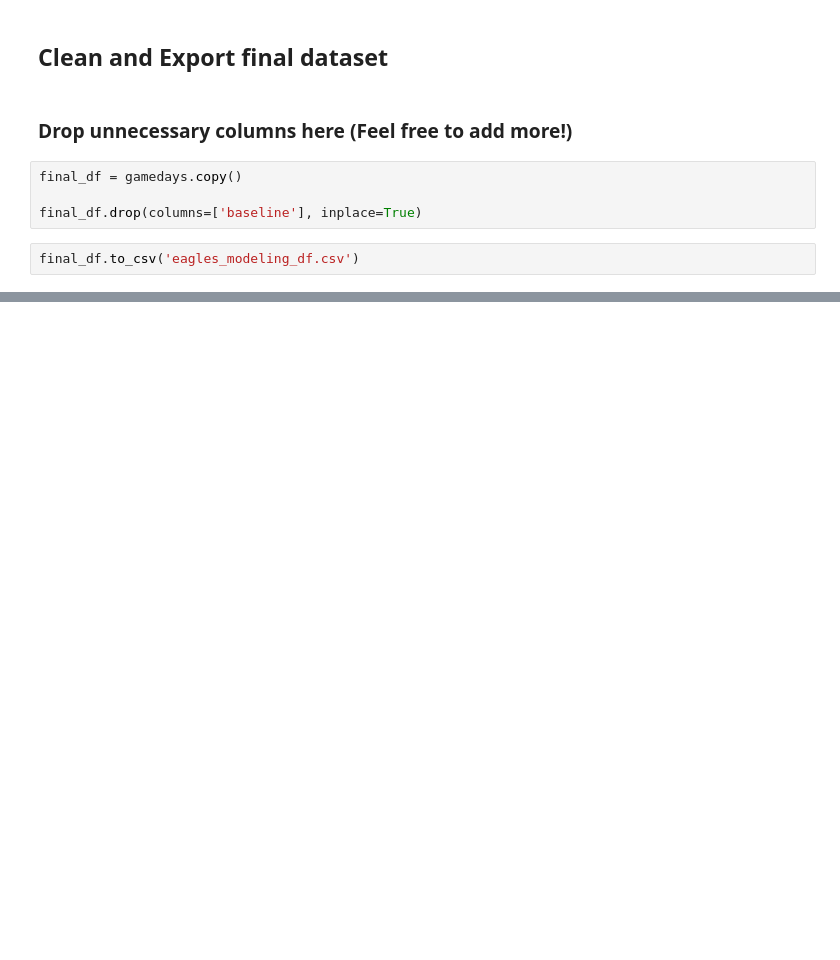
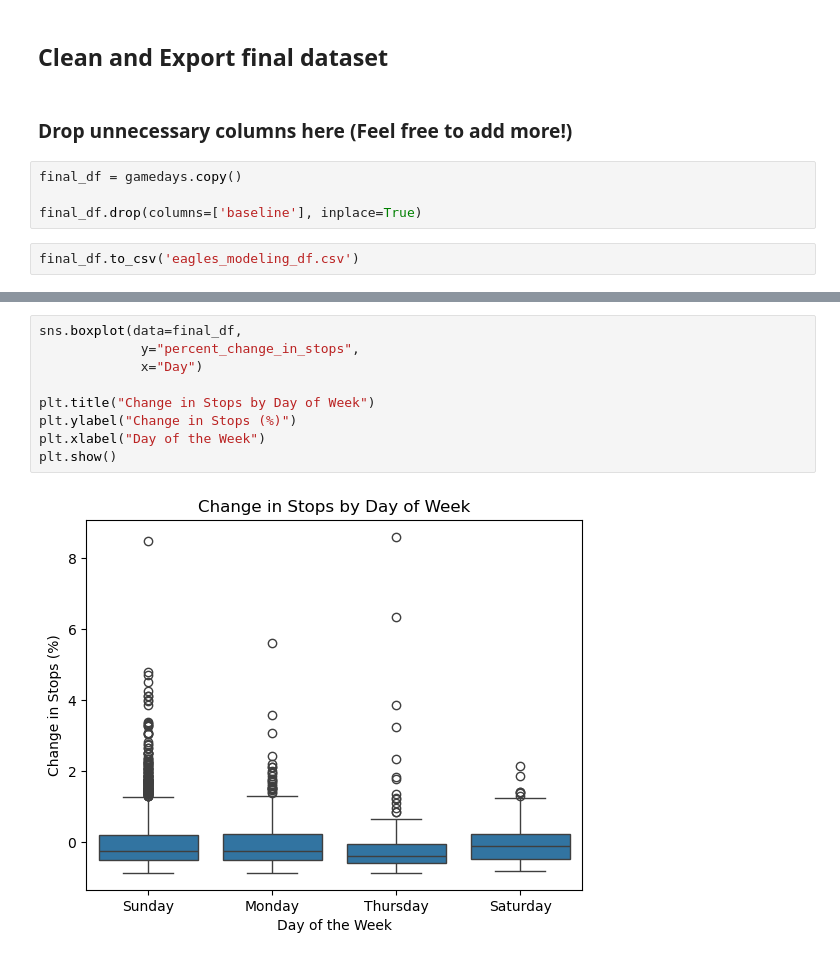
Before and after one commit to utexas-SDS-357/sds357-project-sp26-i-love-philly, a Jupyter notebook: data/eagles_data_wrangling.ipynb, the cells around one changed output, grey strips where cells are left out. Drawn from its saved outputs; the diff is of its cells as text; blank space fills up the shorter version.

```diff
--- a/data/eagles_data_wrangling.ipynb
+++ b/data/eagles_data_wrangling.ipynb
@@ -450,0 +489,11 @@ final_df.to_csv('eagles_modeling_df.csv')
+# %%
+sns.boxplot(data=final_df,
+             y="percent_change_in_stops",
+             x="Day")
+
+plt.title("Change in Stops by Day of Week")
+plt.ylabel("Change in Stops (%)")
+plt.xlabel("Day of the Week")
+plt.show()
+# %% [output]
+[figure, added]
```
Also changed, not shown: parts of 24 cells of this notebook.
